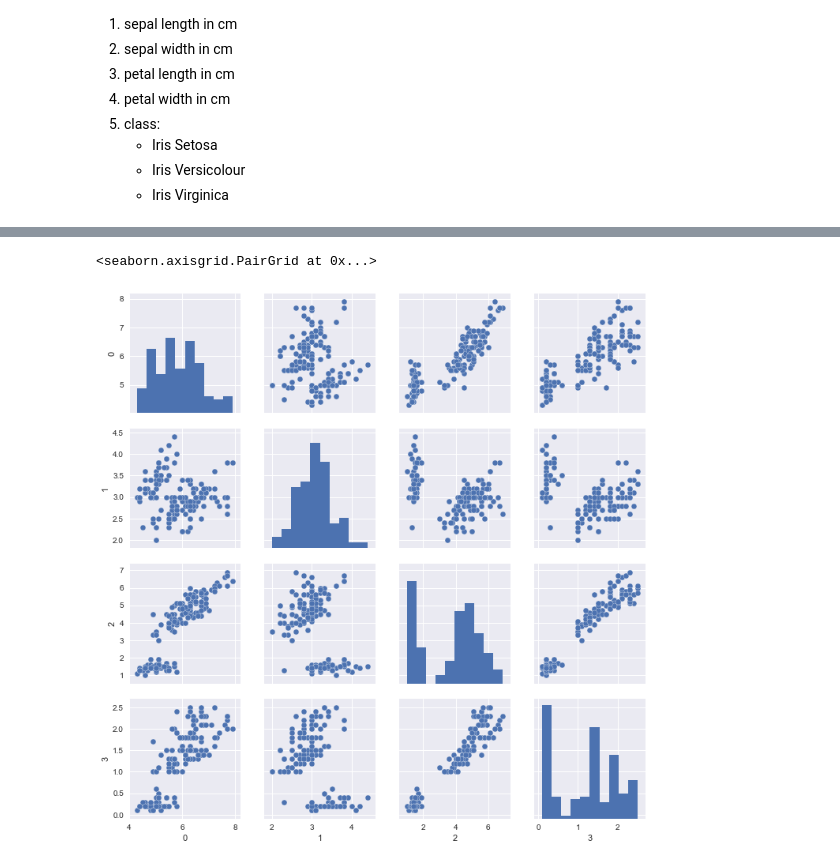
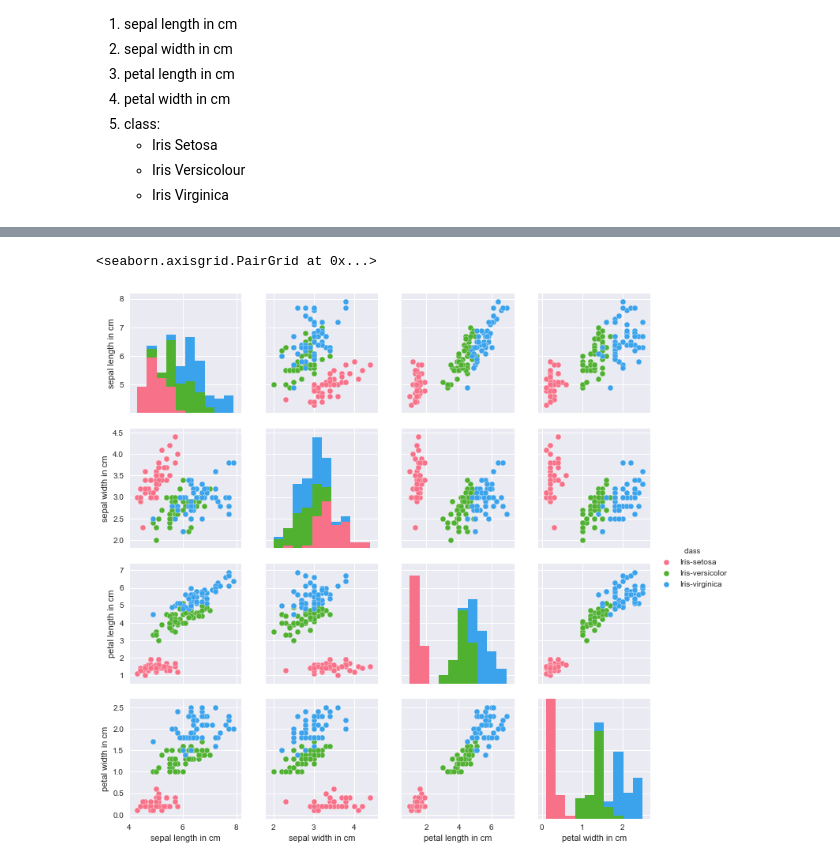
Before and after one commit to kodeutility/Iris-Flowers-Classification, a Jupyter notebook: Iris_Flower_Classification.ipynb, the cells around one changed output, grey strips where cells are left out. Drawn from its saved outputs; the diff is of its cells as text; code cells hidden in the pictures.

```diff
--- a/Iris_Flower_Classification.ipynb
+++ b/Iris_Flower_Classification.ipynb
@@ -9,9 +9,11 @@ import pandas as pd
 import matplotlib.pyplot as plt
 import seaborn as sns
 sns.set()
+# %%
+column_names = ["sepal length in cm","sepal width in cm","petal length in cm","petal width in cm","class"]
 # %%
 #Importing dataset
-dataset = pd.read_csv("F:\GitRepo\Iris-Flowers-Classification\iris.csv", header = None)
+dataset = pd.read_csv("F:\GitRepo\Iris-Flowers-Classification\iris.csv", header = None,names = column_names)
 # %% [markdown]
 ## Attribute Information:
    1. sepal length in cm
@@ -34,5 +49,5 @@ dataset.head()
 # %%
-sns.pairplot(dataset)
+sns.pairplot(dataset,hue = "class",palette = "husl")
 # %% [output]
 <seaborn.axisgrid.PairGrid at 0x...>
-[figure, old version]
+[figure, new version]
```
Also changed, not shown: parts of 14 cells of this notebook.
